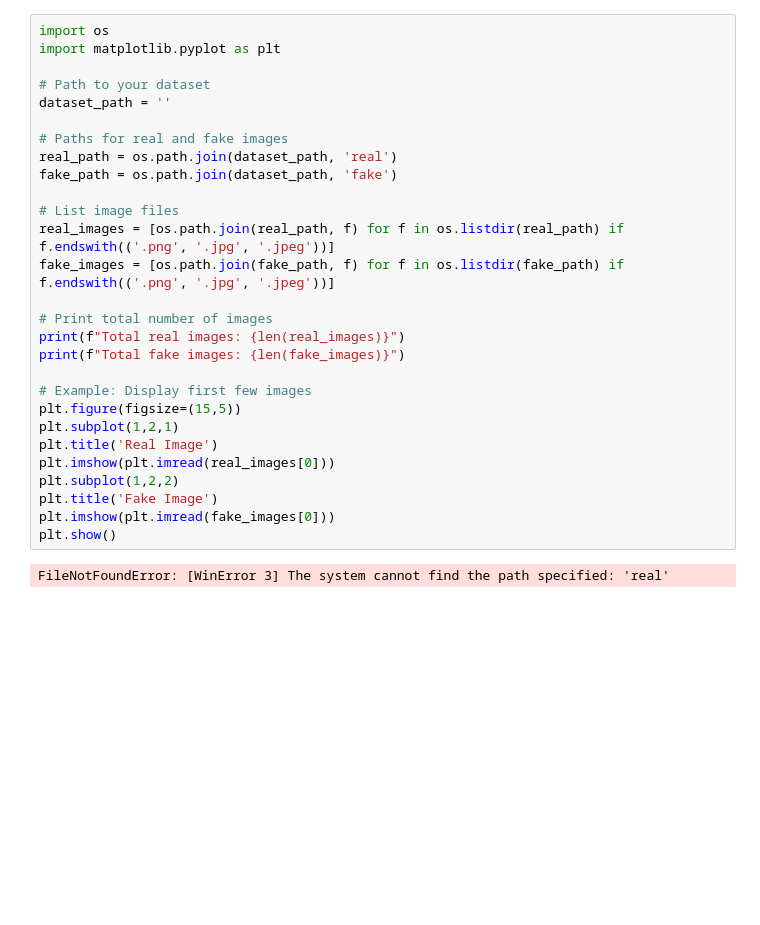
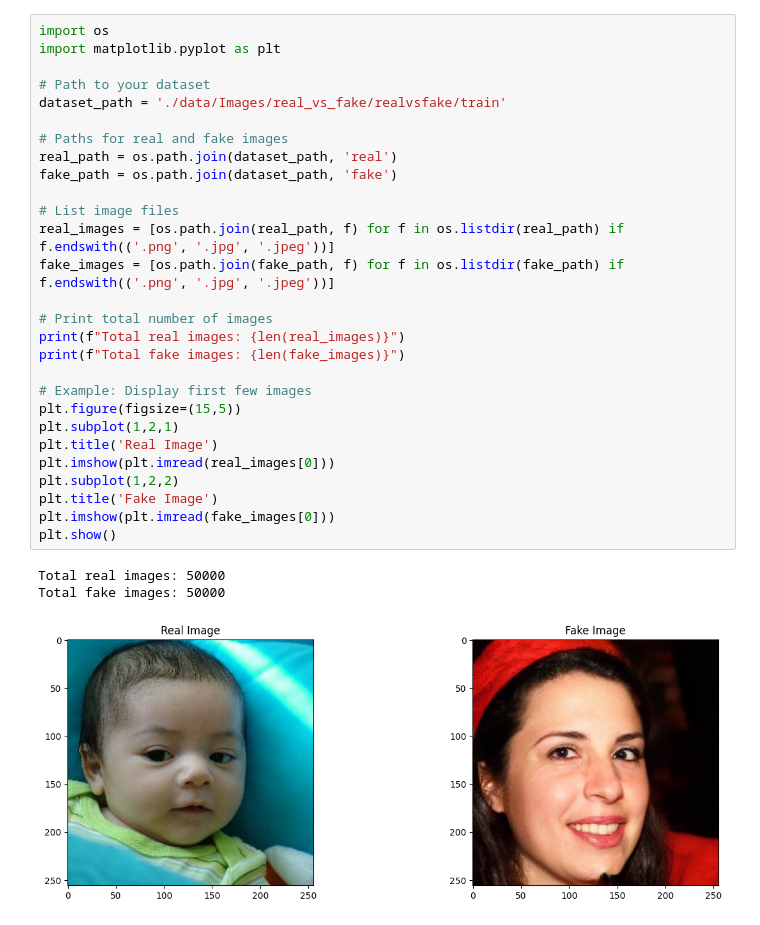
Before and after one commit to Shruthi2905/Real-vs-AI-generated-classification, a Jupyter notebook: images.ipynb, the cells around one changed output. Drawn from its saved outputs; the diff is of its cells as text; blank space fills up the shorter version.

Commit message:
loaded training data

```diff
--- a/images.ipynb
+++ b/images.ipynb
@@ -1,30 +1,32 @@
 # %%
 import os
 import matplotlib.pyplot as plt
 
 # Path to your dataset
-dataset_path = ''
+dataset_path = './data/Images/real_vs_fake/realvsfake/train'
 
 # Paths for real and fake images
 real_path = os.path.join(dataset_path, 'real')
 fake_path = os.path.join(dataset_path, 'fake')
 
 # List image files
 real_images = [os.path.join(real_path, f) for f in os.listdir(real_path) if f.endswith(('.png', '.jpg', '.jpeg'))]
 fake_images = [os.path.join(fake_path, f) for f in os.listdir(fake_path) if f.endswith(('.png', '.jpg', '.jpeg'))]
 
 # Print total number of images
 print(f"Total real images: {len(real_images)}")
 print(f"Total fake images: {len(fake_images)}")
 
 # Example: Display first few images
 plt.figure(figsize=(15,5))
 plt.subplot(1,2,1)
 plt.title('Real Image')
 plt.imshow(plt.imread(real_images[0]))
 plt.subplot(1,2,2)
 plt.title('Fake Image')
 plt.imshow(plt.imread(fake_images[0]))
 plt.show()
 # %% [output]
-FileNotFoundError: [WinError 3] The system cannot find the path specified: 'real'
+Total real images: 50000
+Total fake images: 50000
+[figure, added]
```
